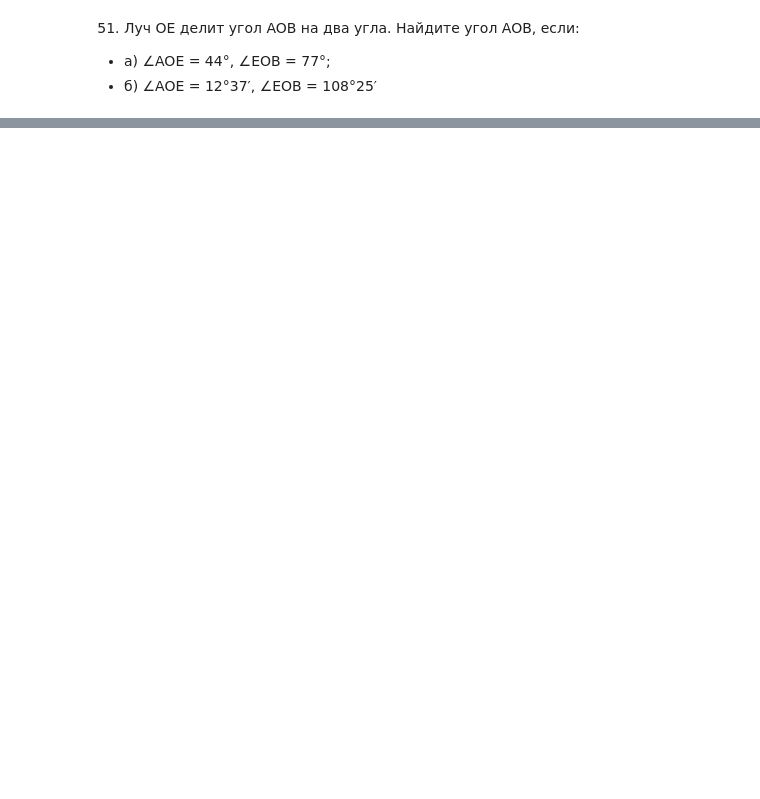
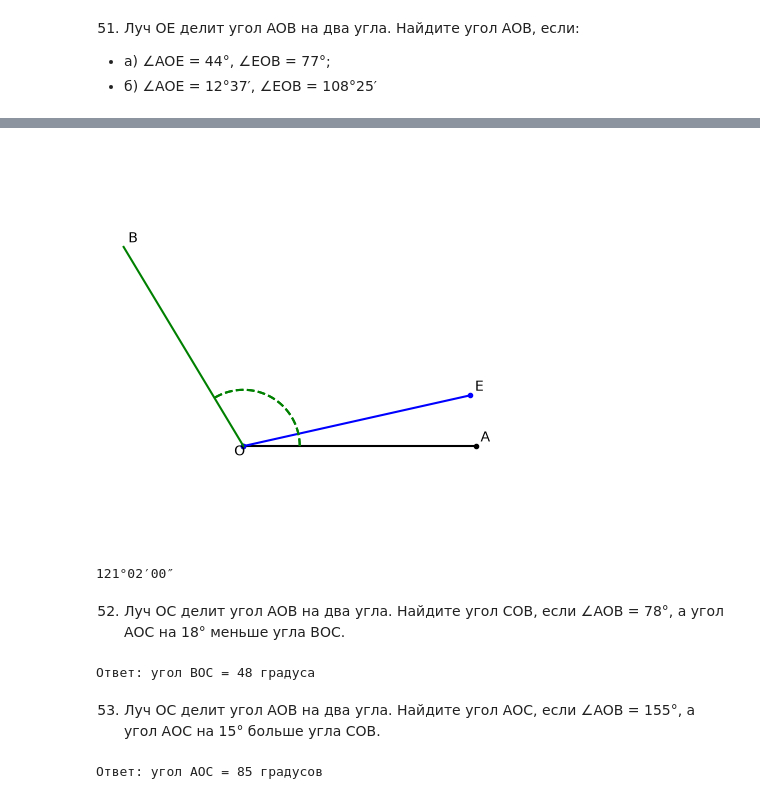
Before and after one commit to romashina/geometry, a Jupyter notebook: 07.01.ipynb, the cells around one changed output, grey strips where cells are left out. Drawn from its saved outputs; the diff is of its cells as text; code cells hidden in the pictures; blank space fills up the shorter version.

```diff
--- a/07.01.ipynb
+++ b/07.01.ipynb
@@ -774,0 +828,28 @@ plt.show()
+# %%
+from astropy.coordinates import Angle
+import astropy.units as u
+
+angle_deg = Angle("12d37m15s").degree
+
+AOE = Angle("12d37m").degree
+EOB = Angle("108d25m").degree
+AOB = AOE + EOB
+plt.figure(figsize=(5, 5))
+plt.axis('equal')
+plt.axis('off')
+O = np.array([0, 0])
+plt.text(*O-.2, 'O')
+A = draw_line(O, 5, 0, 'k.-')
+plt.text(*A+.1, 'A')
+E = draw_line(O, 5, float(AOE), 'b.-')
+plt.text(*E+.1, 'E')
+B = draw_line(O, 5, float(AOB), 'g-')
+plt.text(*B+0.1, 'B')
+plt.show()
+
+print(Angle(AOB, unit=u.deg).to_string(sep=("°", "′", "″"), precision=0, fields=3))
+# %% [output]
+[figure, added]
+121°02′00″
+# %% [markdown]
+52. Луч ОС делит угол AOB на два угла. Найдите угол СОВ, если ∠AOB = 78°, а угол АОС на 18° меньше угла ВОС.
@@ -774,0 +869,12 @@ plt.show()
+# %%
+AOB = 78
+AOC = "BOC-18"
+print("Ответ: угол BOC =", lin(f"{AOB} = {AOC}+BOC"), "градусов")
+# %% [output]
+Ответ: угол BOC = 48 градуса
+# %% [markdown]
+53. Луч ОС делит угол AOB на два угла. Найдите угол АОС, если ∠AOB = 155°, a угол АОС на 15° больше угла СОВ.
+# %%
+print("Ответ: угол AOC =", lin("155 = AOC - 15 + AOC"), "градусов")
+# %% [output]
+Ответ: угол AOC = 85 градусов
```
Also changed, not shown: parts of 11 cells of this notebook, 2 other files.
